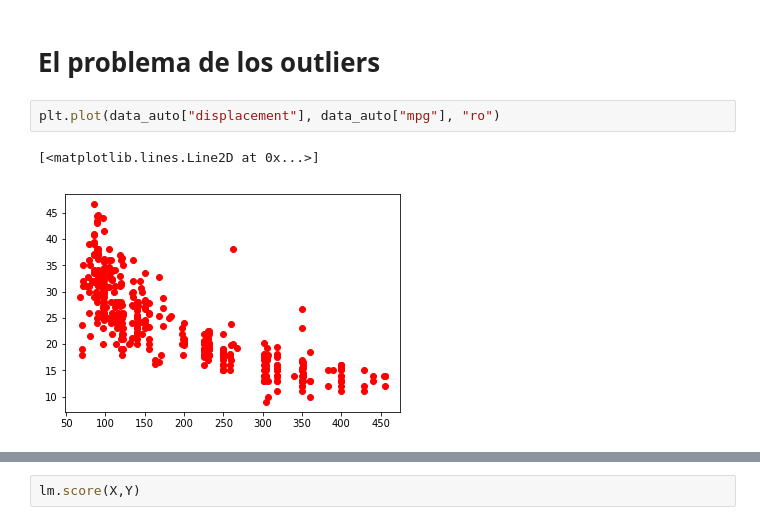
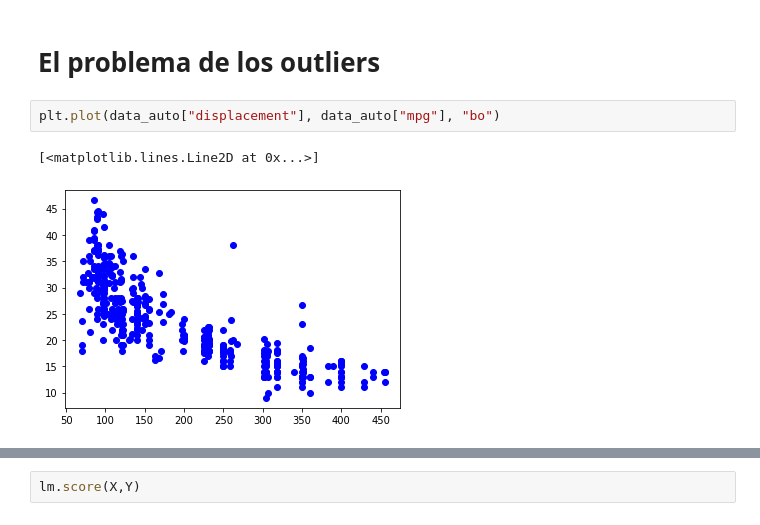
Before and after one commit to jppolbar/python-ml-course, a Jupyter notebook: notebooks/T4 - 5 - MIO - Linear Regression - Problemas con la regresión lineal.ipynb, the cells around one changed output, grey strips where cells are left out. Drawn from its saved outputs; the diff is of its cells as text.

```diff
--- a/notebooks/T4 - 5 - MIO - Linear Regression - Problemas con la regresión lineal.ipynb
+++ b/notebooks/T4 - 5 - MIO - Linear Regression - Problemas con la regresión lineal.ipynb
@@ -513,10 +524,10 @@ None
 # %% [markdown]
 # El problema de los outliers
 # %%
-plt.plot(data_auto["displacement"], data_auto["mpg"], "ro")
+plt.plot(data_auto["displacement"], data_auto["mpg"], "bo")
 # %% [output]
 [<matplotlib.lines.Line2D at 0x...>]
-[figure, old version]
+[figure, new version]
 # %%
 X = data_auto["displacement"].fillna(data_auto["displacement"].mean())
 X = X[:,np.newaxis]
```
Also changed, not shown: parts of 31 cells of this notebook.
